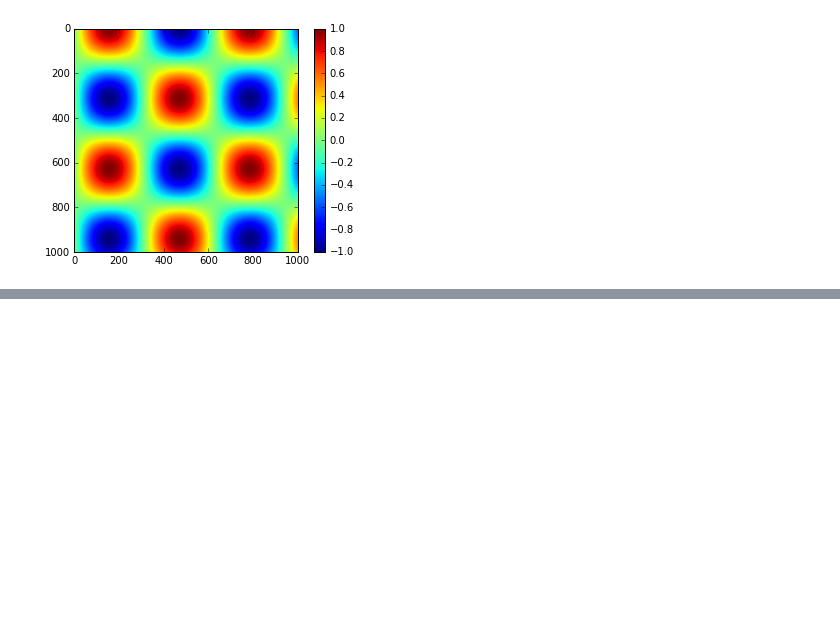
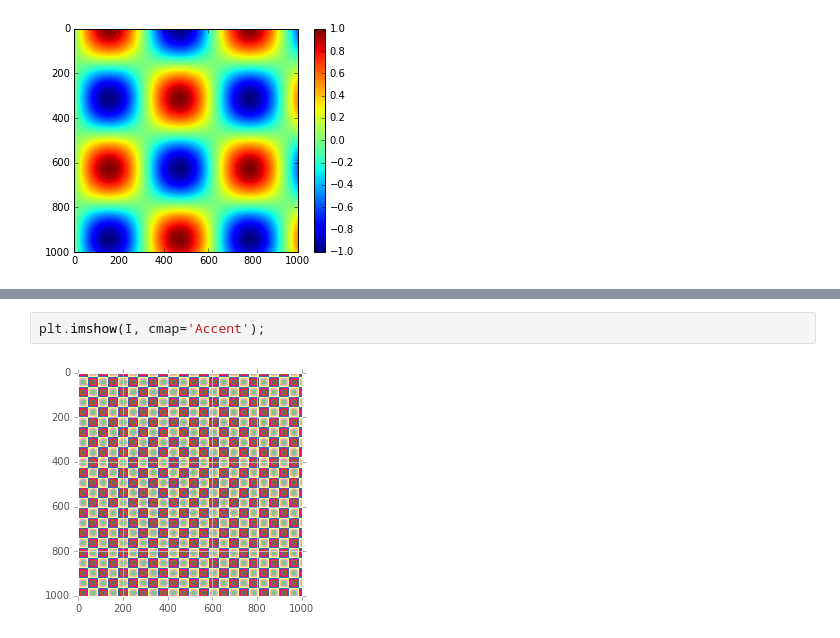
Before and after one commit to Shilparpatil/internship, a Jupyter notebook: matplotlib.ipynb, the cells around one changed output, grey strips where cells are left out. Saved outputs shown, nothing was run; the diff lists cells and outputs as text; blank space fills up the shorter version.

```diff
--- a/matplotlib.ipynb
+++ b/matplotlib.ipynb
@@ -273,0 +286,4 @@ plt.colorbar()
+# %%
+plt.imshow(I, cmap='Accent');
+# %% [output]
+[figure, added]
```
Also changed, not shown: parts of 1 cell of this notebook.
